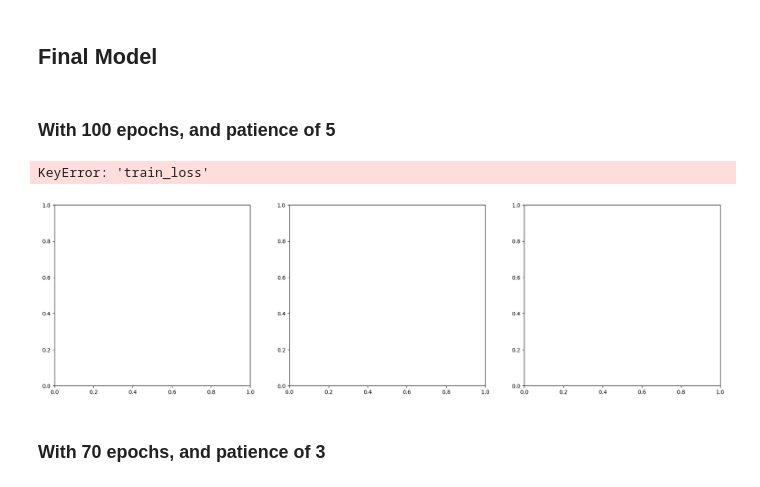
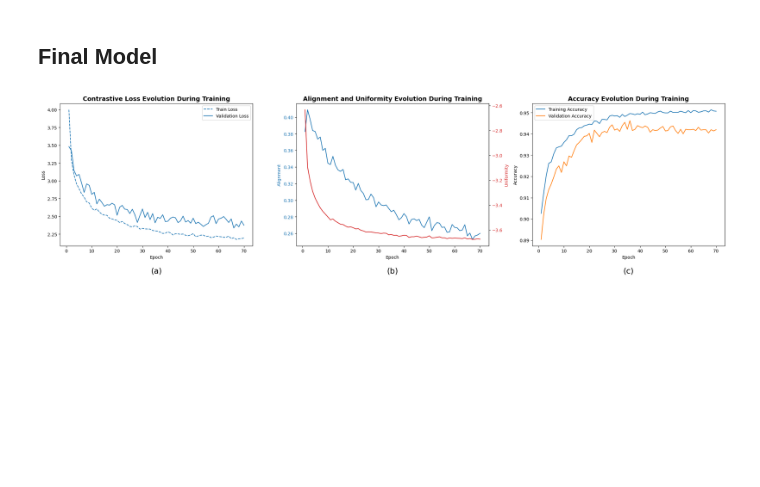
Before and after one commit to aurorapujols/treball-final-de-grau, a Jupyter notebook: notebooks/03_ssl_training.ipynb, the cells around one changed output. Cells and saved outputs as stored; diff of their text form; code cells hidden in the pictures; blank space fills up the shorter version.

Commit message:
Classifiers and Plotting works. t-SNE for VGG16 embeddings takes too long.

```diff
--- a/notebooks/03_ssl_training.ipynb
+++ b/notebooks/03_ssl_training.ipynb
@@ -488,7 +488,7 @@ def plot_accuracy_evolution(df, ax):
         data=df,
         x=range(1, len(df) + 1),
         y="train_accuracy",
-        label="Train Accuracy",
+        label="Training Accuracy",
         ax=ax
     )
 
@@ -497,7 +497,7 @@ def plot_accuracy_evolution(df, ax):
         data=df,
         x=range(1, len(df) + 1),
         y="val_accuracy",
-        label="Test Accuracy",
+        label="Validation Accuracy",
         ax=ax
     )
 
@@ -524,7 +524,7 @@ def plot_accuracy_evolution_multi(dfs, ax, labels=None):
             ax=ax,
             color=color,
             linestyle="--",
-            label=f"{label} – Train"
+            label=f"{label} - Train"
         )
 
         # Test accuracy
@@ -534,7 +534,7 @@ def plot_accuracy_evolution_multi(dfs, ax, labels=None):
             ax=ax,
             color=color,
             linestyle="-",
-            label=f"{label} – Test"
+            label=f"{label} - Validation"
         )
 
     ax.set_title("Accuracy Evolution During Training", fontsize=14, fontweight="bold")
@@ -899,14 +889,9 @@ def plot_training_results(df):
 
     plt.tight_layout()
     plt.show()
-# %% [markdown]
-### With 100 epochs, and patience of 5
 # %%
 df = pd.read_csv(f"data/ssl_history_ssl_final_model_5.0.csv", sep=";")
 
-plot_training_results(df)
+plot_training_results(df.iloc[:70])
 # %% [output]
-KeyError: 'train_loss'
-[figure, old version]
+[figure, new version]
-# %% [markdown]
-### With 70 epochs, and patience of 3
```
Also changed, not shown: parts of 7 cells of this notebook, 12 other files.
